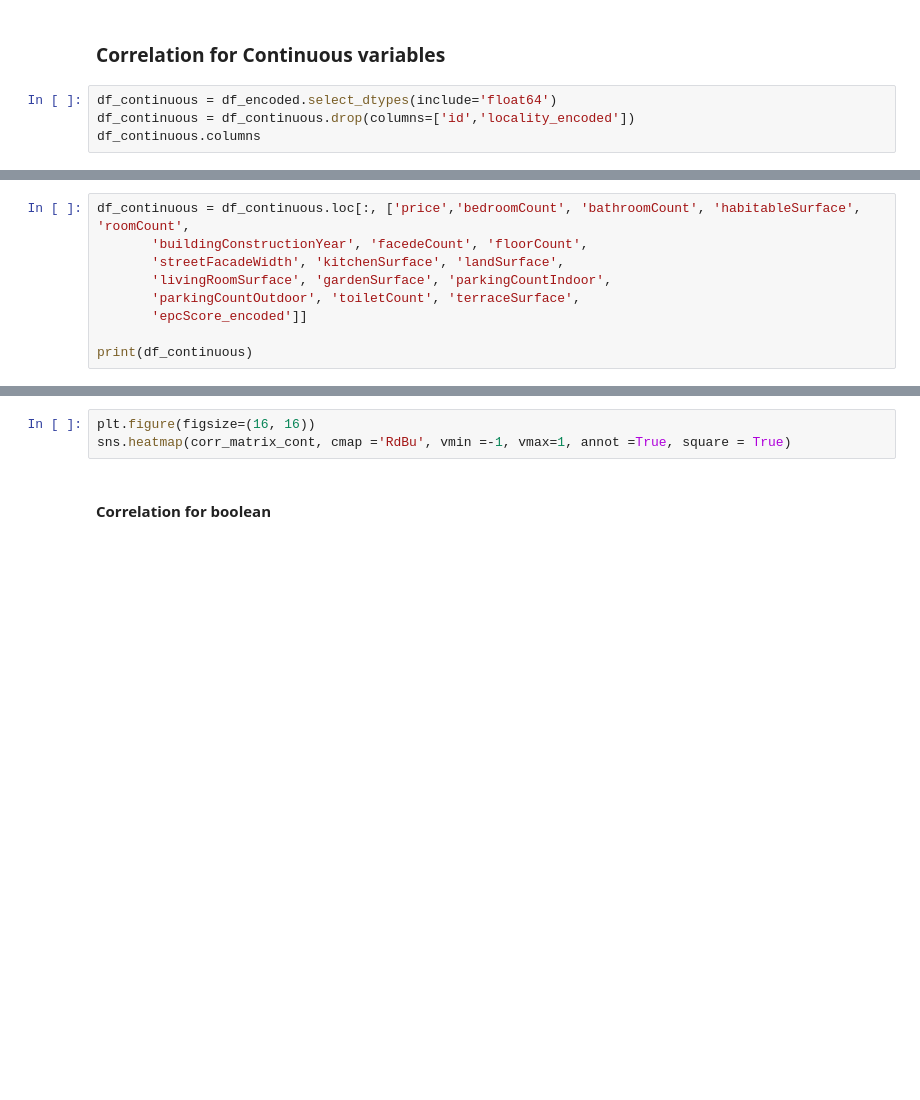
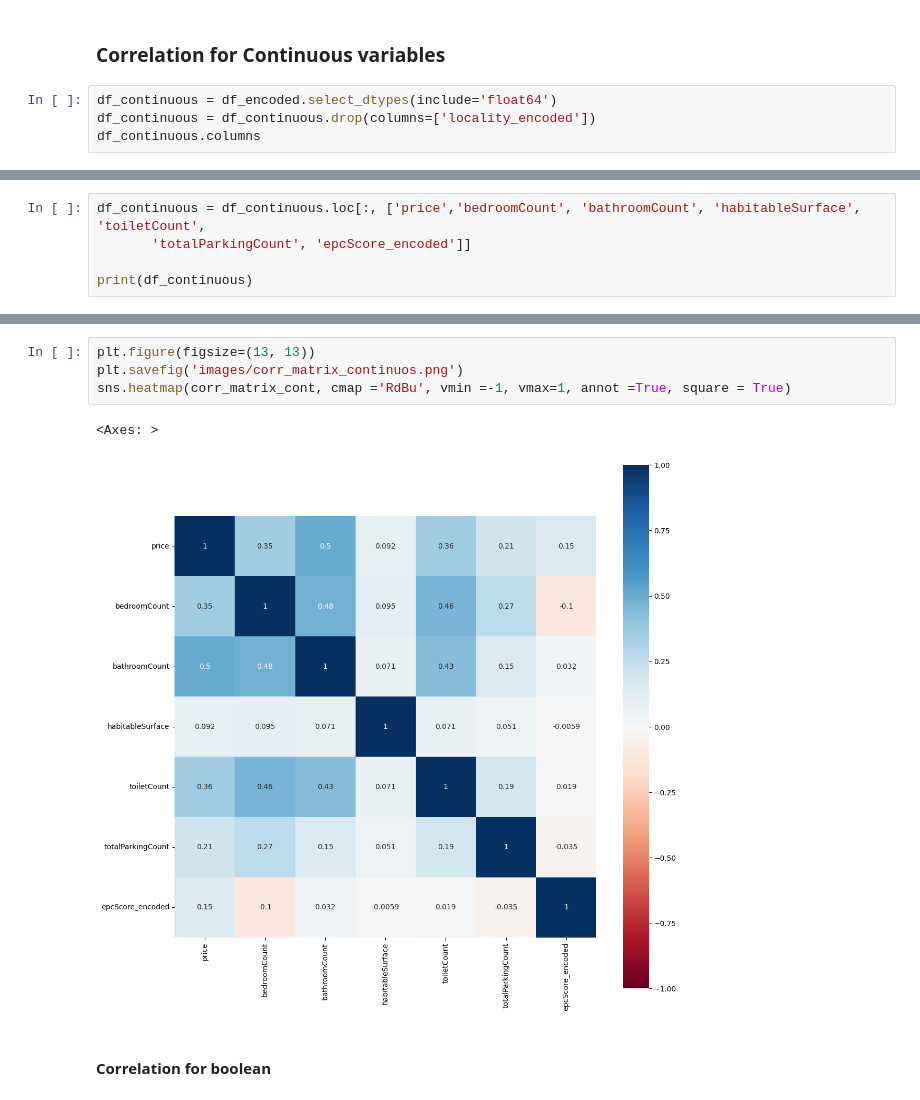
Before and after one commit to hermstefanny/immo-eliza-analysis, a Jupyter notebook: eda_draft.ipynb, the cells around one changed output, grey strips where cells are left out. Drawn from its saved outputs; the diff is of its cells as text; blank space fills up the shorter version.

```diff
--- a/eda_draft.ipynb
+++ b/eda_draft.ipynb
@@ -93,5 +226,5 @@ plt.title('Outliers price dsitribution by subtype')
 ### Correlation for Continuous variables
 # %%
 df_continuous = df_encoded.select_dtypes(include='float64')
-df_continuous = df_continuous.drop(columns=['id','locality_encoded'])
+df_continuous = df_continuous.drop(columns=['locality_encoded'])
 df_continuous.columns
@@ -98,9 +235,5 @@ df_continuous.columns
 # %%
-df_continuous = df_continuous.loc[:, ['price','bedroomCount', 'bathroomCount', 'habitableSurface', 'roomCount',
-       'buildingConstructionYear', 'facedeCount', 'floorCount',
-       'streetFacadeWidth', 'kitchenSurface', 'landSurface',
-       'livingRoomSurface', 'gardenSurface', 'parkingCountIndoor',
-       'parkingCountOutdoor', 'toiletCount', 'terraceSurface',
-       'epcScore_encoded']]
+df_continuous = df_continuous.loc[:, ['price','bedroomCount', 'bathroomCount', 'habitableSurface', 'toiletCount',
+       'totalParkingCount', 'epcScore_encoded']]
 
 print(df_continuous)
@@ -110,6 +270,10 @@ corr_matrix_cont
 # %%
-plt.figure(figsize=(16, 16))
+plt.figure(figsize=(13, 13))
+plt.savefig('images/corr_matrix_continuos.png')
 sns.heatmap(corr_matrix_cont, cmap ='RdBu', vmin =-1, vmax=1, annot =True, square = True)
+# %% [output]
+<Axes: >
+[figure, added]
 # %% [markdown]
 #### Correlation for boolean
 # %%
```
Also changed, not shown: parts of 20 cells of this notebook, 4 other files.
